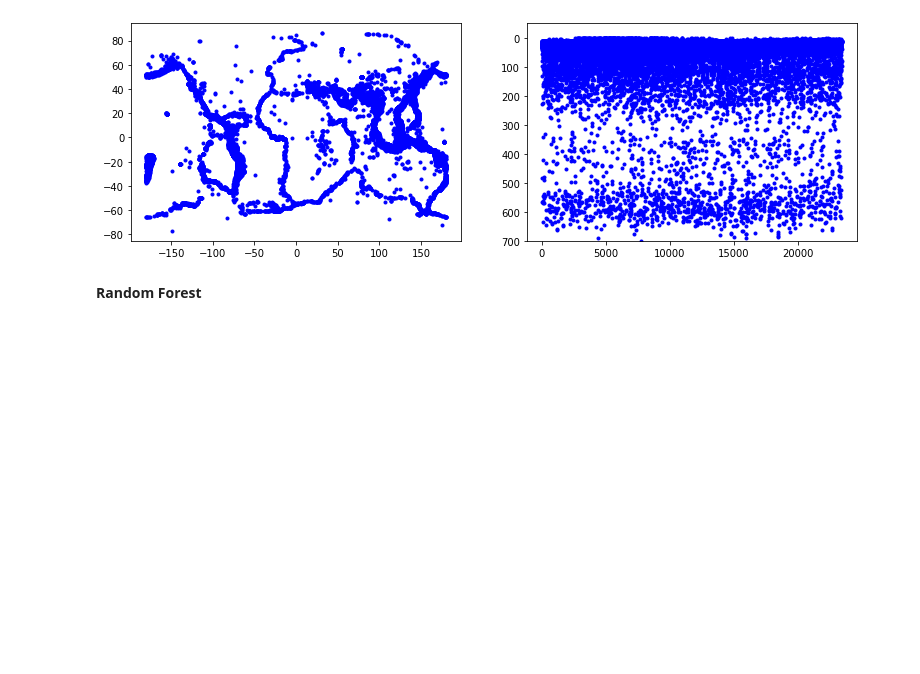
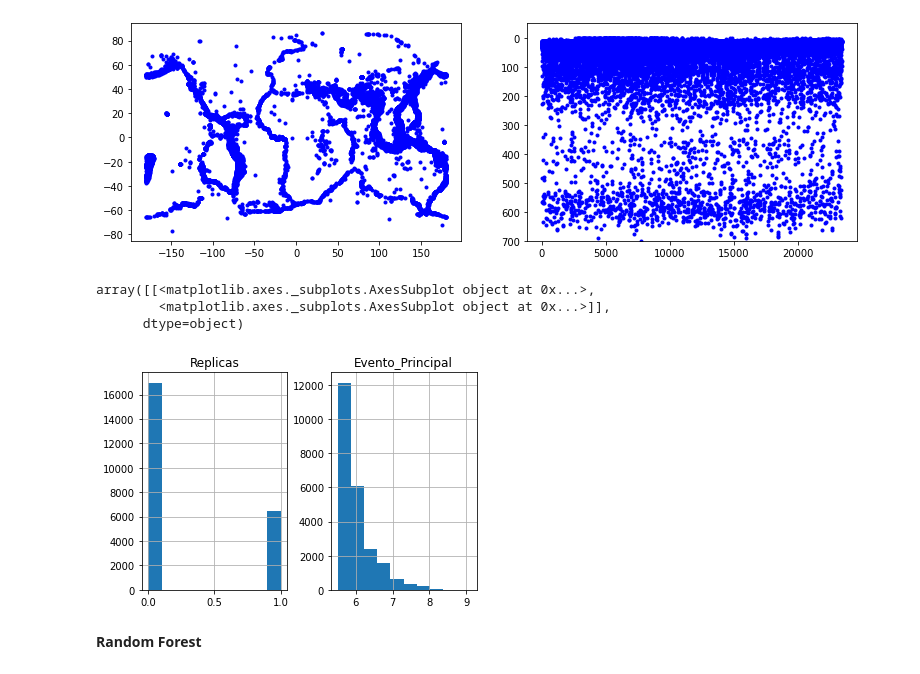
Before and after one commit to s-manterola/Earthquake, a Jupyter notebook: Earthquake.ipynb, the cells around one changed output. Drawn from its saved outputs; the diff is of its cells as text; code cells hidden in the pictures; blank space fills up the shorter version.

```diff
--- a/Earthquake.ipynb
+++ b/Earthquake.ipynb
@@ -178,6 +183,13 @@ ax2.set_ylim(max(df['Depth']), min(df['Depth']-50))
 plt.show()
 # %% [output]
 [figure]
+# %%
+df[['Replicas', 'Evento_Principal']].hist()
+# %% [output]
+array([[<matplotlib.axes._subplots.AxesSubplot object at 0x...>,
+        <matplotlib.axes._subplots.AxesSubplot object at 0x...>]],
+      dtype=object)
+[figure, added]
 # %%
 from sklearn.model_selection import train_test_split
 
```
Also changed, not shown: parts of 8 cells of this notebook.
